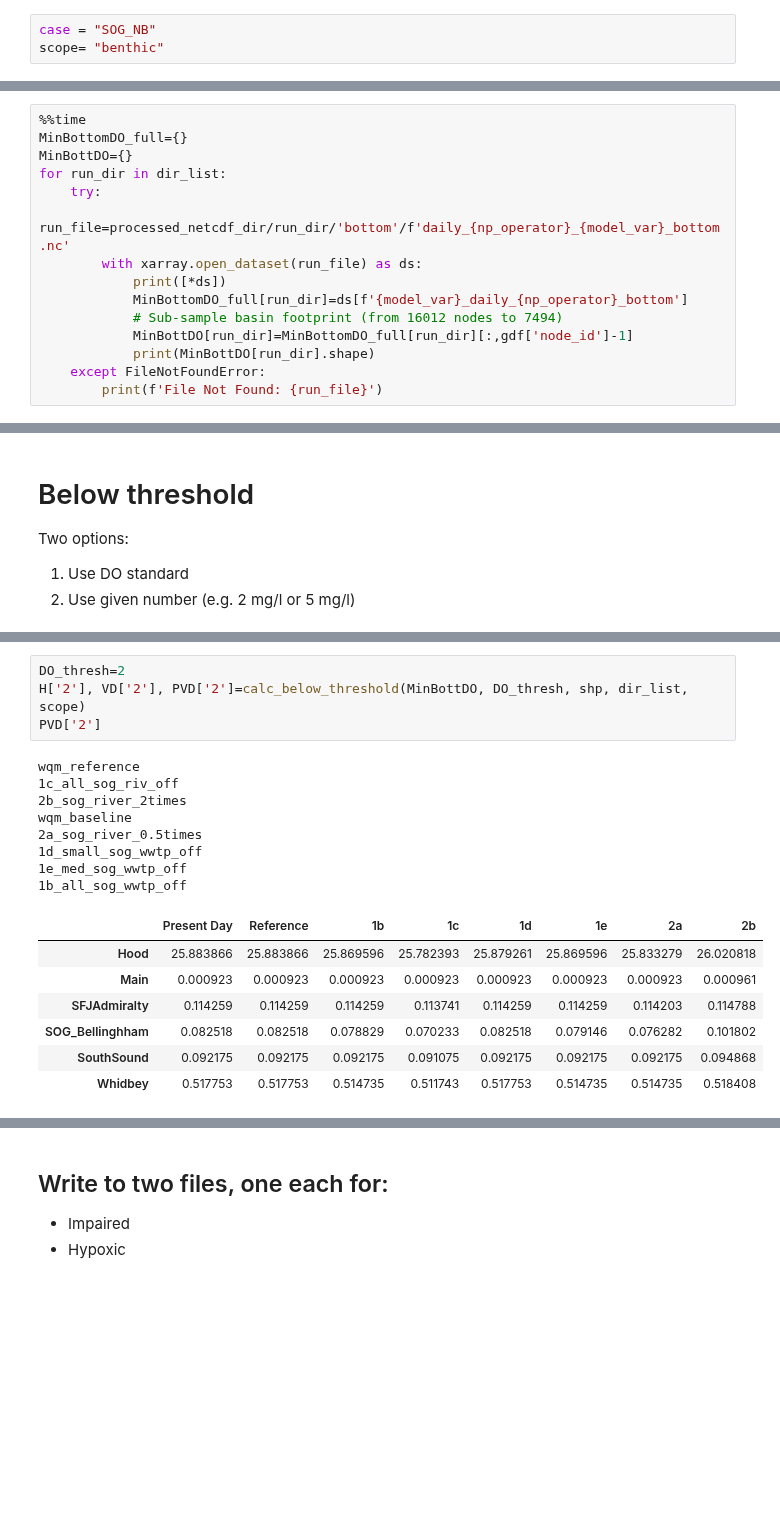
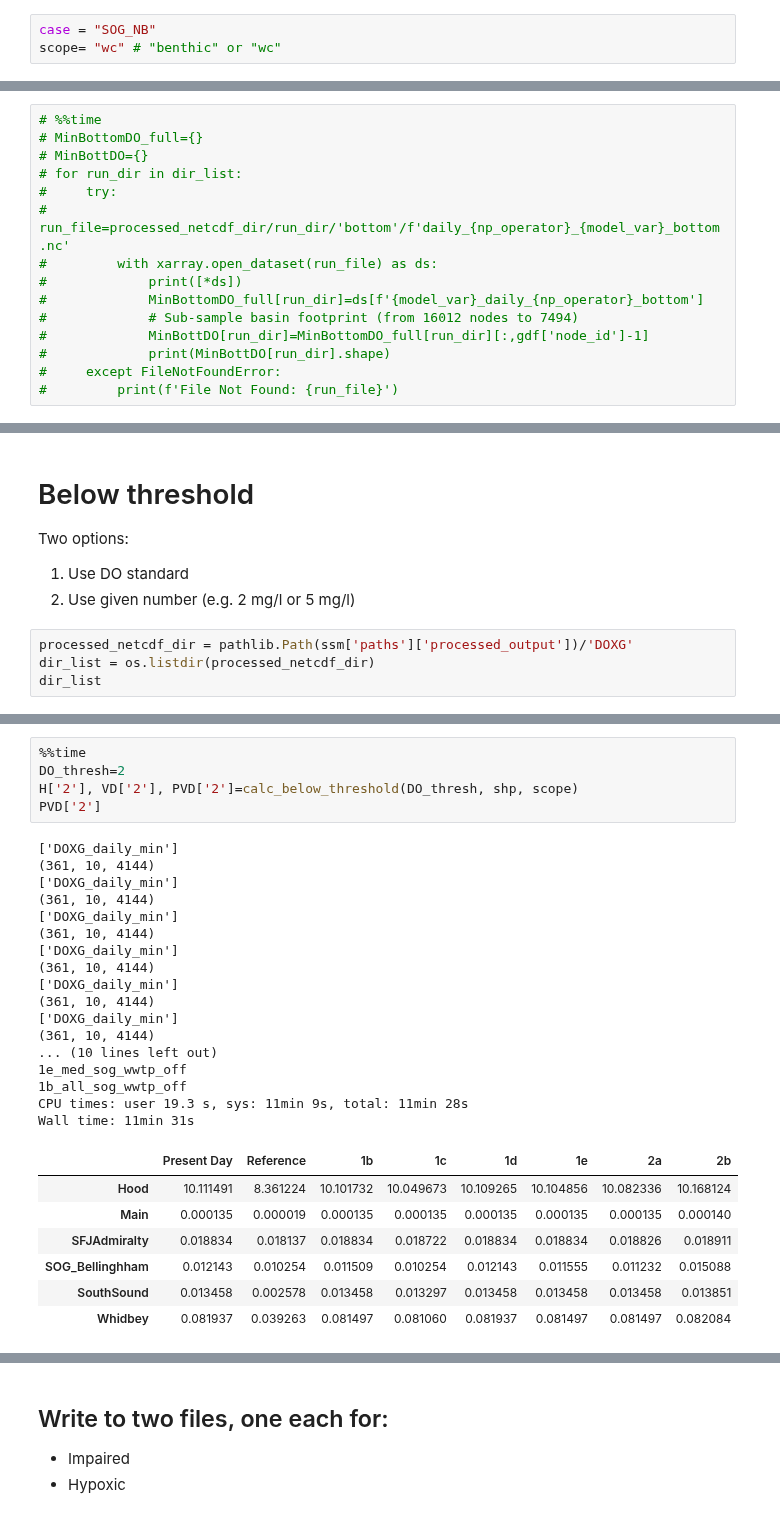
Before and after one commit to UW-PSI/SalishSeaModel-analysis, a Jupyter notebook: notebooks/dev_days_impaired.ipynb, the cells around one changed output, grey strips where cells are left out. Saved outputs shown, nothing was run; the diff lists cells and outputs as text; blank space fills up the shorter version.

```diff
--- a/notebooks/dev_days_impaired.ipynb
+++ b/notebooks/dev_days_impaired.ipynb
@@ -31,7 +28,7 @@ this_file =
 - scope: wc for water column or benthic for bottom-level
 # %%
 case = "SOG_NB"
-scope= "benthic"
+scope= "wc" # "benthic" or "wc"
 # %% [markdown]
 ### Load configuration file (yaml) and shapefile
 # %%
@@ -51,15 +66,15 @@ dir_list = os.listdir(processed_netcdf_dir)
 # %%
-%%time
-MinBottomDO_full={}
-MinBottDO={}
-for run_dir in dir_list:
-    try:
-        run_file=processed_netcdf_dir/run_dir/'bottom'/f'daily_{np_operator}_{model_var}_bottom.nc'
-        with xarray.open_dataset(run_file) as ds:
-            print([*ds])
-            MinBottomDO_full[run_dir]=ds[f'{model_var}_daily_{np_operator}_bottom']
-            # Sub-sample basin footprint (from 16012 nodes to 7494)
-            MinBottDO[run_dir]=MinBottomDO_full[run_dir][:,gdf['node_id']-1]
-            print(MinBottDO[run_dir].shape)
-    except FileNotFoundError:
-        print(f'File Not Found: {run_file}')
+# %%time
+# MinBottomDO_full={}
+# MinBottDO={}
+# for run_dir in dir_list:
+#     try:
+#         run_file=processed_netcdf_dir/run_dir/'bottom'/f'daily_{np_operator}_{model_var}_bottom.nc'
+#         with xarray.open_dataset(run_file) as ds:
+#             print([*ds])
+#             MinBottomDO_full[run_dir]=ds[f'{model_var}_daily_{np_operator}_bottom']
+#             # Sub-sample basin footprint (from 16012 nodes to 7494)
+#             MinBottDO[run_dir]=MinBottomDO_full[run_dir][:,gdf['node_id']-1]
+#             print(MinBottDO[run_dir].shape)
+#     except FileNotFoundError:
+#         print(f'File Not Found: {run_file}')
@@ -90,3 +86,7 @@ I don't have this right yet
 Two options:
 1. Use DO standard
 2. Use given number (e.g. 2 mg/l or 5 mg/l)
+# %%
+processed_netcdf_dir = pathlib.Path(ssm['paths']['processed_output'])/'DOXG'
+dir_list = os.listdir(processed_netcdf_dir)
+dir_list
@@ -200,21 +284,31 @@ wqm_baseline
 # %%
+%%time
 DO_thresh=2
-H['2'], VD['2'], PVD['2']=calc_below_threshold(MinBottDO, DO_thresh, shp, dir_list, scope)
+H['2'], VD['2'], PVD['2']=calc_below_threshold(DO_thresh, shp, scope)
 PVD['2']
 # %% [output]
-wqm_reference
-1c_all_sog_riv_off
-2b_sog_river_2times
-wqm_baseline
-2a_sog_river_0.5times
-1d_small_sog_wwtp_off
+['DOXG_daily_min']
+(361, 10, 4144)
+['DOXG_daily_min']
+(361, 10, 4144)
+['DOXG_daily_min']
+(361, 10, 4144)
+['DOXG_daily_min']
+(361, 10, 4144)
+['DOXG_daily_min']
+(361, 10, 4144)
+['DOXG_daily_min']
+(361, 10, 4144)
+... (10 lines left out)
 1e_med_sog_wwtp_off
 1b_all_sog_wwtp_off
+CPU times: user 19.3 s, sys: 11min 9s, total: 11min 28s
+Wall time: 11min 31s
 |  | Present Day | Reference | 1b | 1c | 1d | 1e | 2a | 2b |
-| Hood | 25.883866 | 25.883866 | 25.869596 | 25.782393 | 25.879261 | 25.869596 | 25.833279 | 26.020818 |
-| Main | 0.000923 | 0.000923 | 0.000923 | 0.000923 | 0.000923 | 0.000923 | 0.000923 | 0.000961 |
-| SFJAdmiralty | 0.114259 | 0.114259 | 0.114259 | 0.113741 | 0.114259 | 0.114259 | 0.114203 | 0.114788 |
-| SOG_Bellinghham | 0.082518 | 0.082518 | 0.078829 | 0.070233 | 0.082518 | 0.079146 | 0.076282 | 0.101802 |
-| SouthSound | 0.092175 | 0.092175 | 0.092175 | 0.091075 | 0.092175 | 0.092175 | 0.092175 | 0.094868 |
-| Whidbey | 0.517753 | 0.517753 | 0.514735 | 0.511743 | 0.517753 | 0.514735 | 0.514735 | 0.518408 |
+| Hood | 10.111491 | 8.361224 | 10.101732 | 10.049673 | 10.109265 | 10.104856 | 10.082336 | 10.168124 |
+| Main | 0.000135 | 0.000019 | 0.000135 | 0.000135 | 0.000135 | 0.000135 | 0.000135 | 0.000140 |
+| SFJAdmiralty | 0.018834 | 0.018137 | 0.018834 | 0.018722 | 0.018834 | 0.018834 | 0.018826 | 0.018911 |
+| SOG_Bellinghham | 0.012143 | 0.010254 | 0.011509 | 0.010254 | 0.012143 | 0.011555 | 0.011232 | 0.015088 |
+| SouthSound | 0.013458 | 0.002578 | 0.013458 | 0.013297 | 0.013458 | 0.013458 | 0.013458 | 0.013851 |
+| Whidbey | 0.081937 | 0.039263 | 0.081497 | 0.081060 | 0.081937 | 0.081497 | 0.081497 | 0.082084 |
 # %%
```
Also changed, not shown: parts of 14 cells of this notebook.
